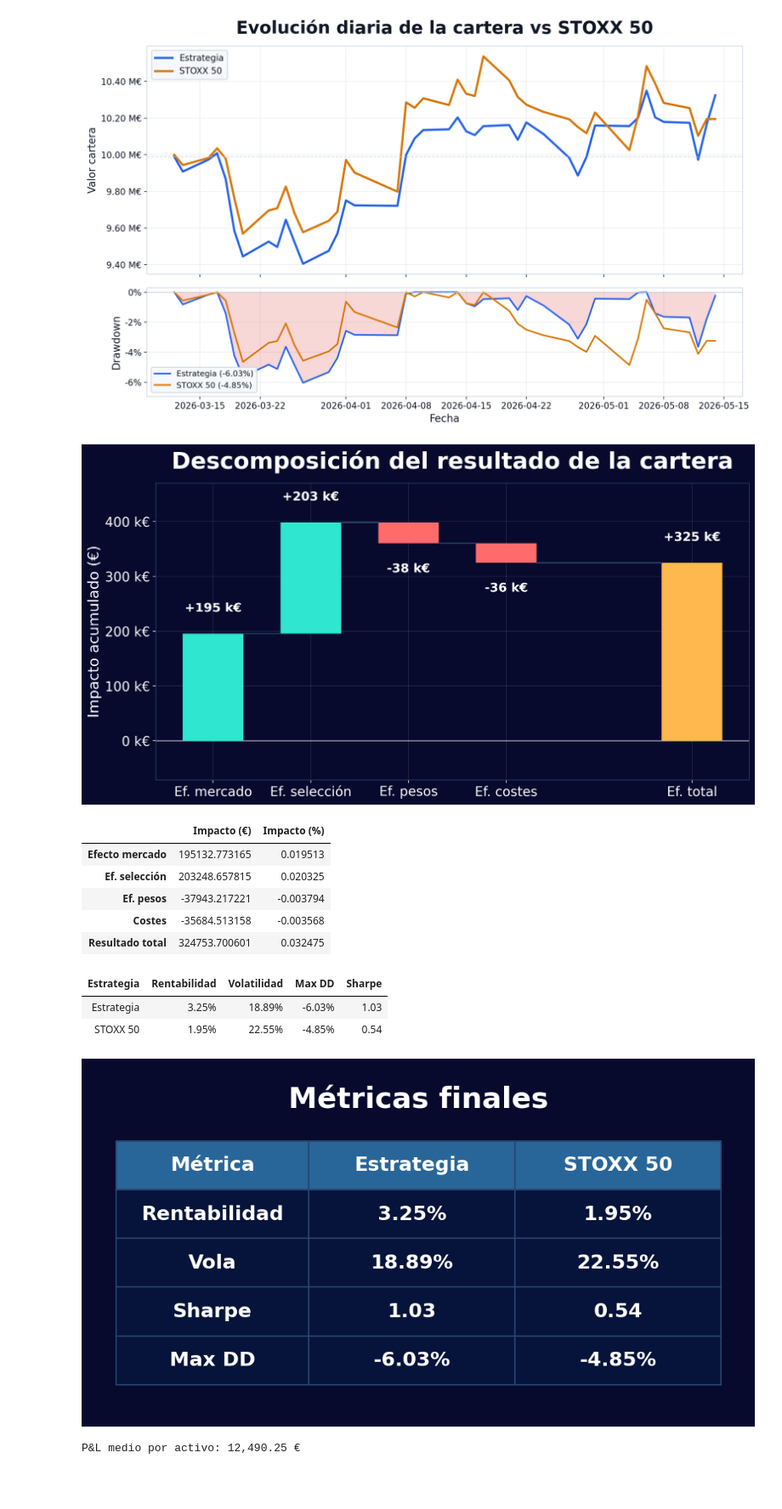
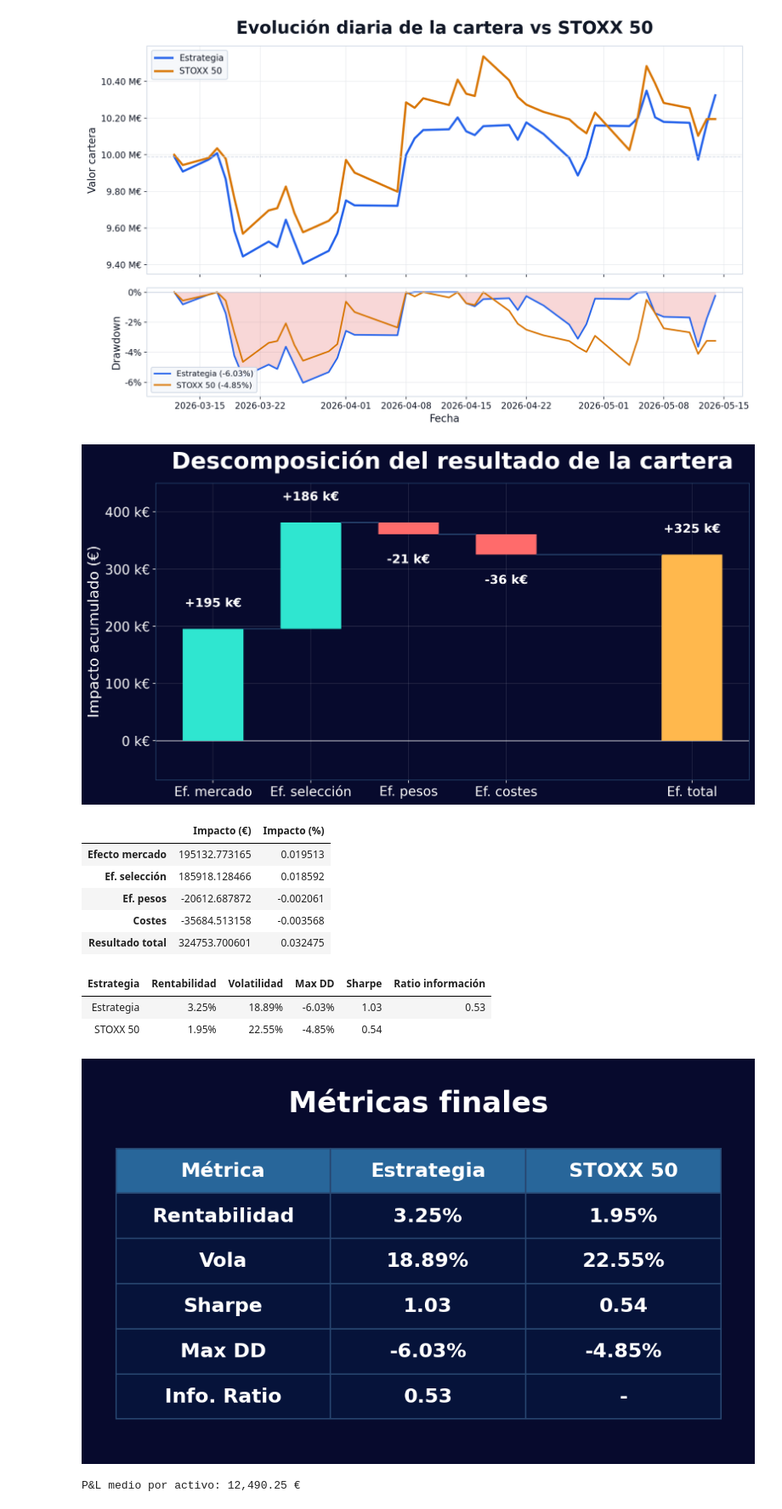
Before and after one commit to Javi-Puerta/Trabajo_gestion_cuantitativa, a Jupyter notebook: Monitoring/resultados.ipynb, the cells around one changed output. Shown at 85% size. Cells and saved outputs as stored; diff of their text form; code cells hidden in the pictures; blank space fills up the shorter version.

```diff
--- a/Monitoring/resultados.ipynb
+++ b/Monitoring/resultados.ipynb
@@ -4,7 +4,7 @@ import auxfun
 importlib.reload(auxfun)
 from auxfun import *
 # %%
-path = "..\\Envíos\\historico_operativa.xlsx"
+path = "..\\Envios\\historico_operativa.xlsx"
 fecha_fin = "2026-05-14"
 capital_inicial = 10_000_000
 universo_tickers = auxfun.get_eurostoxx50_tickers()
@@ -83,25 +83,23 @@ tabla_efectos, fig, ax = grafico_descomposicion_efectos(
 
 display(tabla_efectos)
 # %% [output]
-[figure, old version]
+[figure, new version]
 |  | Impacto (€) | Impacto (%) |
 | Efecto mercado | 195132.773165 | 0.019513 |
-| Ef. selección | 203248.657815 | 0.020325 |
-| Ef. pesos | -37943.217221 | -0.003794 |
+| Ef. selección | 185918.128466 | 0.018592 |
+| Ef. pesos | -20612.687872 | -0.002061 |
 | Costes | -35684.513158 | -0.003568 |
 | Resultado total | 324753.700601 | 0.032475 |
 # %%
 display(tabla_metricas_fmt)
 # %% [output]
-| Estrategia | Rentabilidad | Volatilidad | Max DD | Sharpe |
-| Estrategia | 3.25% | 18.89% | -6.03% | 1.03 |
-| STOXX 50 | 1.95% | 22.55% | -4.85% | 0.54 |
+| Estrategia | Rentabilidad | Volatilidad | Max DD | Sharpe | Ratio información |
+| Estrategia | 3.25% | 18.89% | -6.03% | 1.03 | 0.53 |
+| STOXX 50 | 1.95% | 22.55% | -4.85% | 0.54 |  |
 # %%
-fig, ax = auxfun.tabla_metricas_presentacion(
-    tabla_metricas, metricas=("Rentabilidad", "Volatilidad", "Sharpe", "Max DD")
-)
+fig, ax = auxfun.tabla_metricas_presentacion(tabla_metricas)
 # %% [output]
-[figure, old version]
+[figure, new version]
 # %%
 tabla_pnl, fig, ax = pnl_por_activo(
     archivo=path,
```
Also changed, not shown: parts of 1 cell of this notebook, 4 other files.
